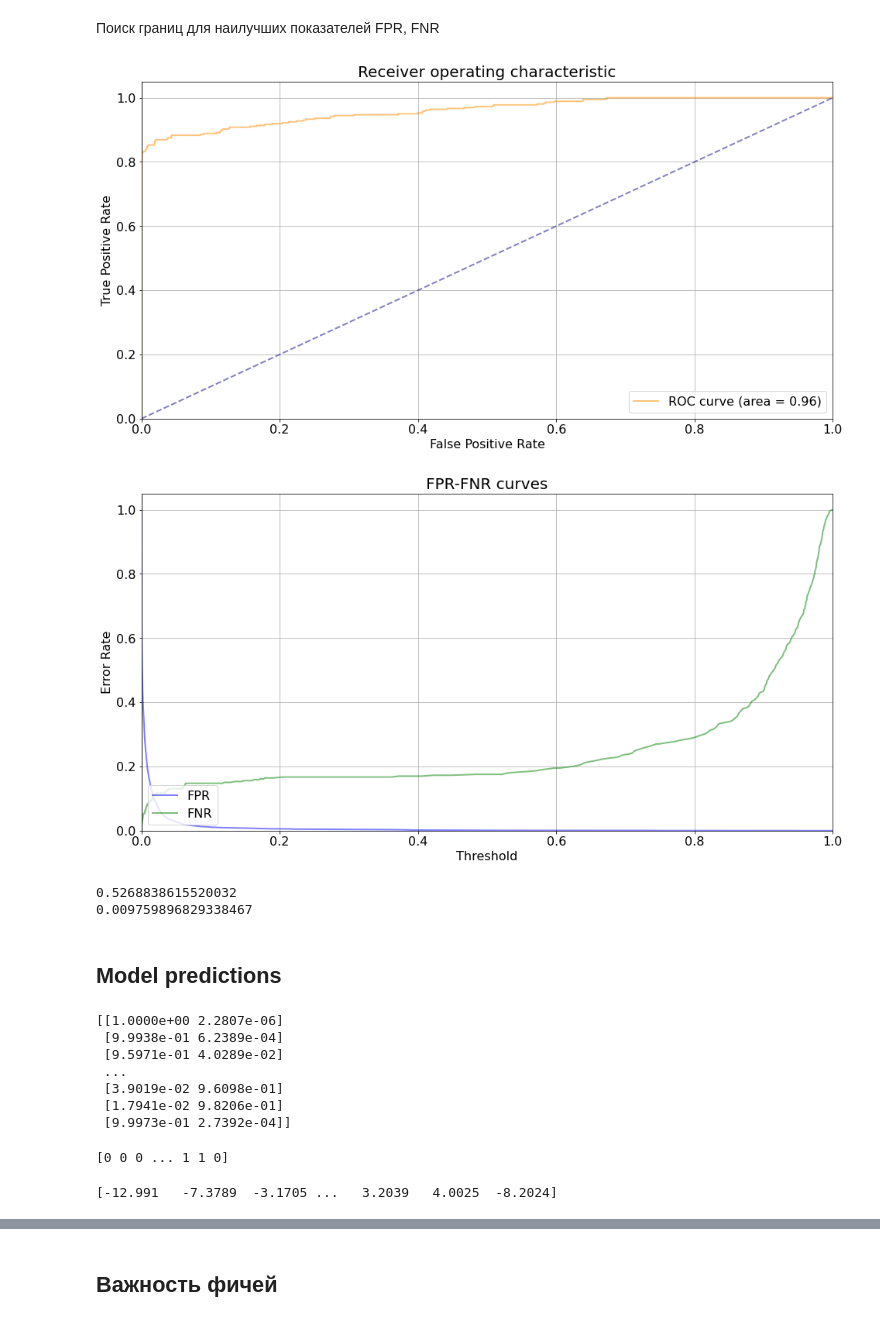
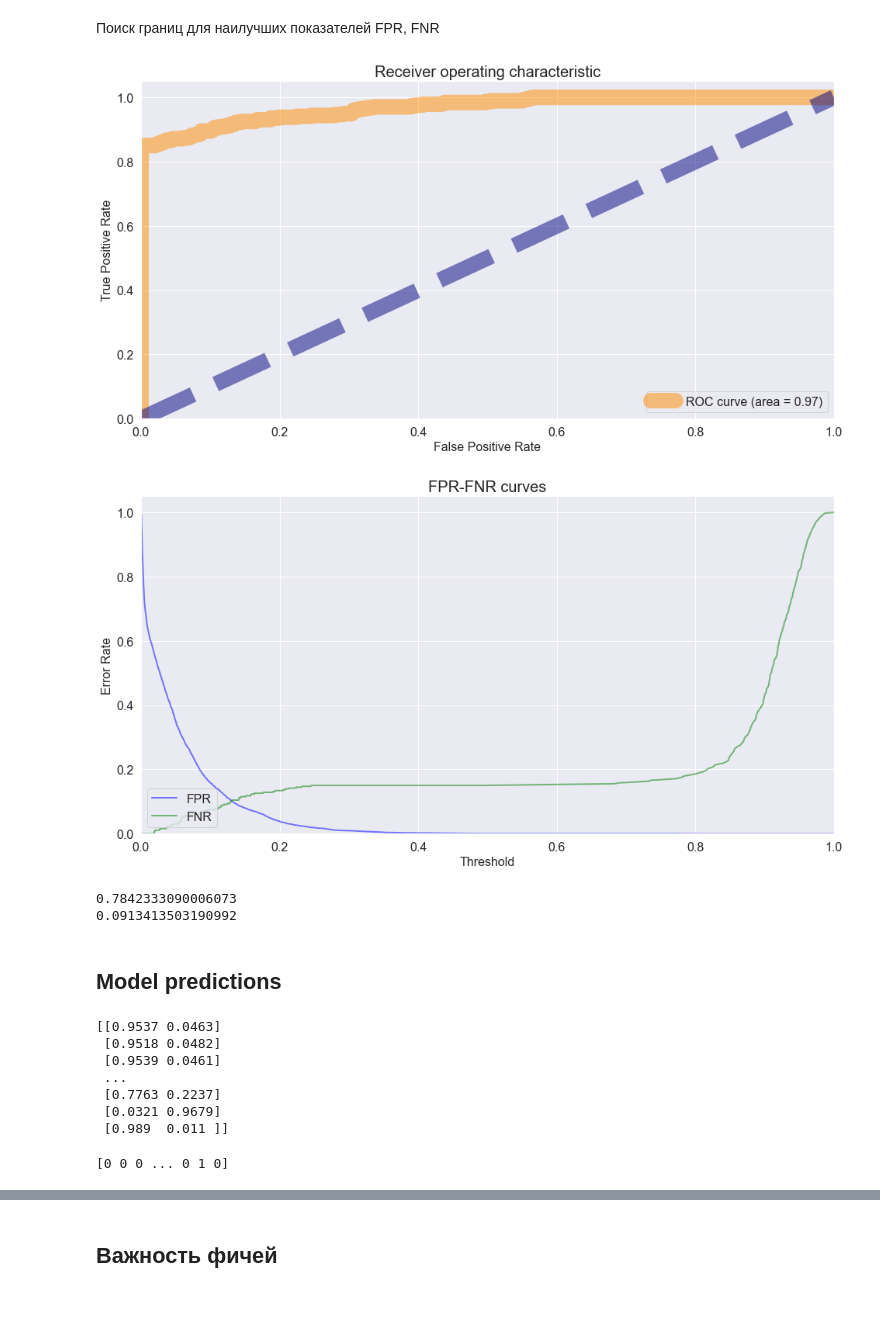
Before and after one commit to loverberg/portfolio, a Jupyter notebook: Big_Data_MTC/CatBoostClassifier.ipynb, the cells around one changed output, grey strips where cells are left out. Saved outputs shown, nothing was run; the diff lists cells and outputs as text; code cells hidden in the pictures.

Commit message:
crated_final_model

```diff
--- a/Big_Data_MTC/CatBoostClassifier.ipynb
+++ b/Big_Data_MTC/CatBoostClassifier.ipynb
@@ -498,28 +525,21 @@ params = {
     'eval_metric': 'F1',
     'scale_pos_weight': 9.99,
     'cat_features': cat_features,
-    'iterations': 2000,
+    'iterations': 2000,        # finding best iteration
     'use_best_model': True,
     'od_type': 'Iter',
     'od_wait': 20,
     'verbose': 0,
-    'max_depth': 16,
+    'max_depth': 10,
     'reg_lambda': 2,
-    'learning_rate': 0.03,
-    'boosting_type': 'Plain',
-    'bootstrap_type': 'Bernoulli',
-    'subsample': 0.5,
-    'one_hot_max_size': 20,
-    'rsm': 0.5,
-    'leaf_estimation_iterations': 5,
-    'max_ctr_complexity': 1,
+    'learning_rate': 0.029
 }
 
 # Instantiate classifier
-clf_of2 = CatBoostClassifier(**params)
+clf_of3 = CatBoostClassifier(**params)
 
 # Fit classifier
-clf_of2.fit(
+clf_of3.fit(
     X_train,
     y_train,
     cat_features=cat_features,
@@ -531,6 +551,6 @@ clf_of2.fit(
 );
 
 # Output evaluation metrics
-clf_of2_dict = OrderedDict()
-metrics(clf_of2, clf_of2_dict)
+clf_of3_dict = OrderedDict()
+metrics(clf_of3, clf_of3_dict)
 # %% [output]
@@ -651,33 +577,32 @@ plot_confusion_matrix(clf_equalize,X_validation,y_validation,cmap=plt.cm.Blues)
 # %%
 from catboost.utils import get_roc_curve
 import sklearn
-from sklearn import metrics
 
-eval_pool = Pool(X_validation, y_validation, cat_features=cat_features)
-curve = get_roc_curve(tunned_model, eval_pool)
+eval_pool = Pool(X_test, y_test, cat_features=cat_features)
+curve = get_roc_curve(clf_of3, eval_pool)
 (fpr, tpr, thresholds) = curve
 roc_auc = sklearn.metrics.auc(fpr, tpr)
 # %%
 plt.figure(figsize=(16, 8))
-lw = 2
+lw = 20
 
 plt.plot(fpr, tpr, color='darkorange',
          lw=lw, label='ROC curve (area = %0.2f)' % roc_auc, alpha=0.5)
 
 plt.plot([0, 1], [0, 1], color='navy', lw=lw, linestyle='--', alpha=0.5)
 
 plt.xlim([0.0, 1.0])
 plt.ylim([0.0, 1.05])
 plt.xticks(fontsize=16)
 plt.yticks(fontsize=16)
 plt.grid(True)
 plt.xlabel('False Positive Rate', fontsize=16)
 plt.ylabel('True Positive Rate', fontsize=16)
 plt.title('Receiver operating characteristic', fontsize=20)
 plt.legend(loc="lower right", fontsize=16)
 plt.show()
 # %% [output]
-[figure, old version]
+[figure, new version]
 # %%
 from catboost.utils import get_fpr_curve
 from catboost.utils import get_fnr_curve
@@ -702,36 +627,28 @@ plt.title('FPR-FNR curves', fontsize=20)
 plt.legend(loc="lower left", fontsize=16)
 plt.show()
 # %% [output]
-[figure, old version]
+[figure, new version]
 # %%
 from catboost.utils import select_threshold
 
-print(select_threshold(model=tunned_model, data=eval_pool, FNR=0.18))
-print(select_threshold(model=tunned_model, data=eval_pool, FPR=0.18))
+print(select_threshold(model=clf_of3, data=eval_pool, FNR=0.18))
+print(select_threshold(model=clf_of3, data=eval_pool, FPR=0.18))
 # %% [output]
-0.5268838615520032
-0.009759896829338467
+0.7842333090006073
+0.0913413503190992
 # %% [markdown]
 ## Model predictions
 # %%
-print(tunned_model.predict_proba(X=X_validation))
+print(clf_of3.predict_proba(X=X_test))
 # %% [output]
-[[1.0000e+00 2.2807e-06]
- [9.9938e-01 6.2389e-04]
- [9.5971e-01 4.0289e-02]
+[[0.9537 0.0463]
+ [0.9518 0.0482]
+ [0.9539 0.0461]
  ...
- [3.9019e-02 9.6098e-01]
- [1.7941e-02 9.8206e-01]
- [9.9973e-01 2.7392e-04]]
+ [0.7763 0.2237]
+ [0.0321 0.9679]
+ [0.989  0.011 ]]
 # %%
-print(tunned_model.predict(data=X_validation))
+print(clf_of3.predict(data=X_test))
 # %% [output]
-[0 0 0 ... 1 1 0]
+[0 0 0 ... 0 1 0]
-# %%
-raw_pred = tunned_model.predict(
-    data=X_validation,
-    prediction_type='RawFormulaVal'
-)
-print(raw_pred)
-# %% [output]
-[-12.991   -7.3789  -3.1705 ...   3.2039   4.0025  -8.2024]
```
Also changed, not shown: parts of 40 cells of this notebook, 25 other files.
